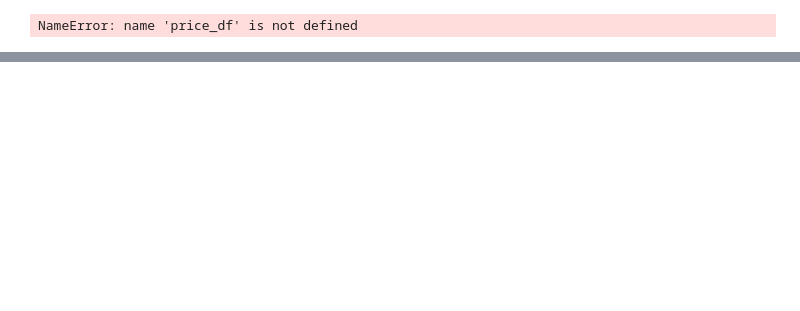
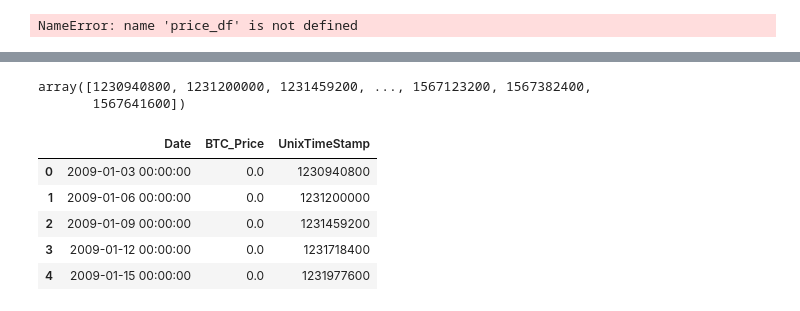
Before and after one commit to y4m4rx/appliedDataScienceProject, a Jupyter notebook: Data Clean/Project.ipynb, the cells around one changed output, grey strips where cells are left out. Saved outputs shown, nothing was run; the diff lists cells and outputs as text; code cells hidden in the pictures; blank space fills up the shorter version.

```diff
--- a/Data Clean/Project.ipynb
+++ b/Data Clean/Project.ipynb
@@ -90,0 +179,16 @@ NameError: name 'price_df' is not defined
+# %%
+pd.to_datetime(dfBTCPrice.Date).values.astype(np.int64) // 10 ** 9
+# %% [output]
+array([1230940800, 1231200000, 1231459200, ..., 1567123200, 1567382400,
+       1567641600])
+# %%
+dfBTCPrice["UnixTimeStamp"] = pd.to_datetime(dfBTCPrice.Date).values.astype(np.int64) // 10 ** 9
+# %%
+dfBTCPrice.head()
+# %% [output]
+|  | Date | BTC_Price | UnixTimeStamp |
+| 0 | 2009-01-03 00:00:00 | 0.0 | 1230940800 |
+| 1 | 2009-01-06 00:00:00 | 0.0 | 1231200000 |
+| 2 | 2009-01-09 00:00:00 | 0.0 | 1231459200 |
+| 3 | 2009-01-12 00:00:00 | 0.0 | 1231718400 |
+| 4 | 2009-01-15 00:00:00 | 0.0 | 1231977600 |
```
Also changed, not shown: parts of 5 cells of this notebook.
